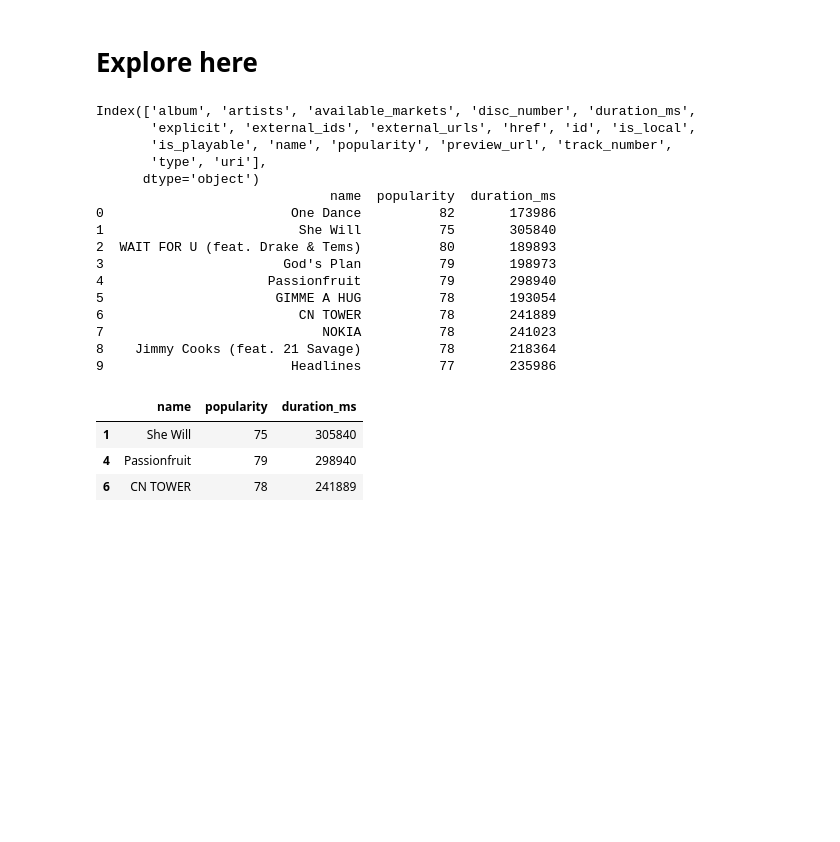
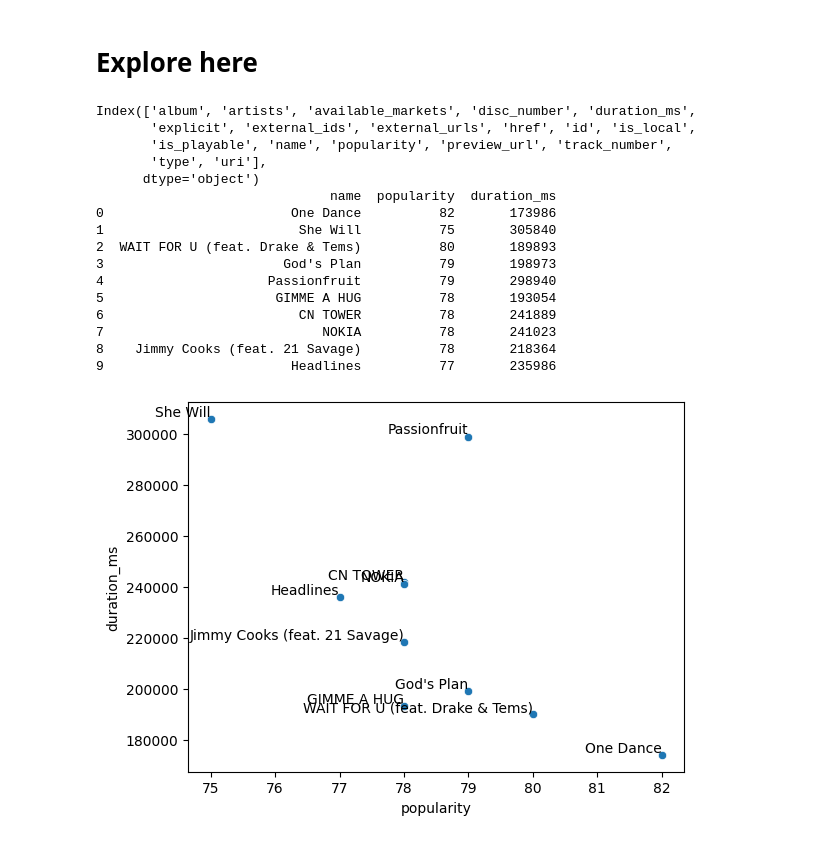
Before and after one commit to Hiimsuso/jesus-interacting-with-api-python-project-tutorial, a Jupyter notebook: src/explore.ipynb, the cells around one changed output. Cells and saved outputs as stored; diff of their text form; code cells hidden in the pictures; blank space fills up the shorter version.

```diff
--- a/src/explore.ipynb
+++ b/src/explore.ipynb
@@ -6,11 +6,12 @@ import pandas as pd
 from dotenv import load_dotenv
 import spotipy
 import requests
+import matplotlib.pyplot as plt
+import seaborn as sns
 import ast
 from spotipy.oauth2 import SpotifyClientCredentials
 load_dotenv()
 
-import os
 
 client_id = "33d536d3494b4f71a207772643b75b82"
 client_secret = "323a434b603c4722bb860a4d47273155"
@@ -30,34 +31,43 @@ columnas = tabla.columns
 print(columnas)
 
 top_3 = tabla.head(3)
 top_3
 
 popularidad = tabla[['name','popularity', 'duration_ms']]
 print(popularidad)
 
 mas_populares = popularidad.sort_values('duration_ms', ascending = False)
 mas_populares
 
 top_3 = mas_populares.head(3)
 top_3
+
+
+for i in range(len(mas_populares)):
+    plt.text(mas_populares['popularity'].iloc[i],
+             mas_populares['duration_ms'].iloc[i],
+             mas_populares['name'].iloc[i],
+             fontsize=10, ha='right', va='bottom', color='black')
+
+scatter_plot = sns.scatterplot(data = mas_populares, x = "popularity", y = "duration_ms")
+fig = scatter_plot.get_figure()
+fig.savefig("scatter_plot.png")
+plt.show()
 # %% [output]
 Index(['album', 'artists', 'available_markets', 'disc_number', 'duration_ms',
        'explicit', 'external_ids', 'external_urls', 'href', 'id', 'is_local',
        'is_playable', 'name', 'popularity', 'preview_url', 'track_number',
        'type', 'uri'],
       dtype='object')
                               name  popularity  duration_ms
 0                        One Dance          82       173986
 1                         She Will          75       305840
 2  WAIT FOR U (feat. Drake & Tems)          80       189893
 3                       God's Plan          79       198973
 4                     Passionfruit          79       298940
 5                      GIMME A HUG          78       193054
 6                         CN TOWER          78       241889
 7                            NOKIA          78       241023
 8    Jimmy Cooks (feat. 21 Savage)          78       218364
 9                        Headlines          77       235986
-|  | name | popularity | duration_ms |
-| 1 | She Will | 75 | 305840 |
-| 4 | Passionfruit | 79 | 298940 |
-| 6 | CN TOWER | 78 | 241889 |
+[figure, added]
```
Also changed, not shown: 1 other file.
